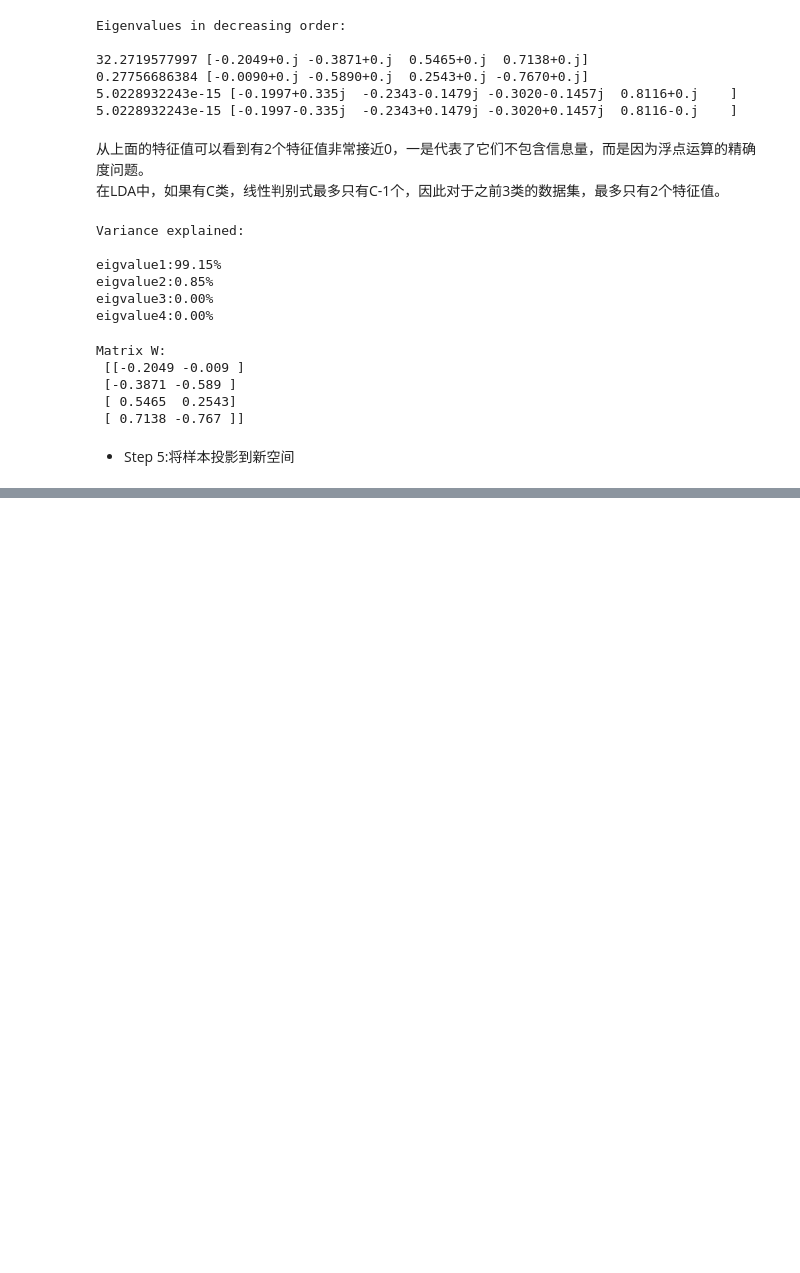
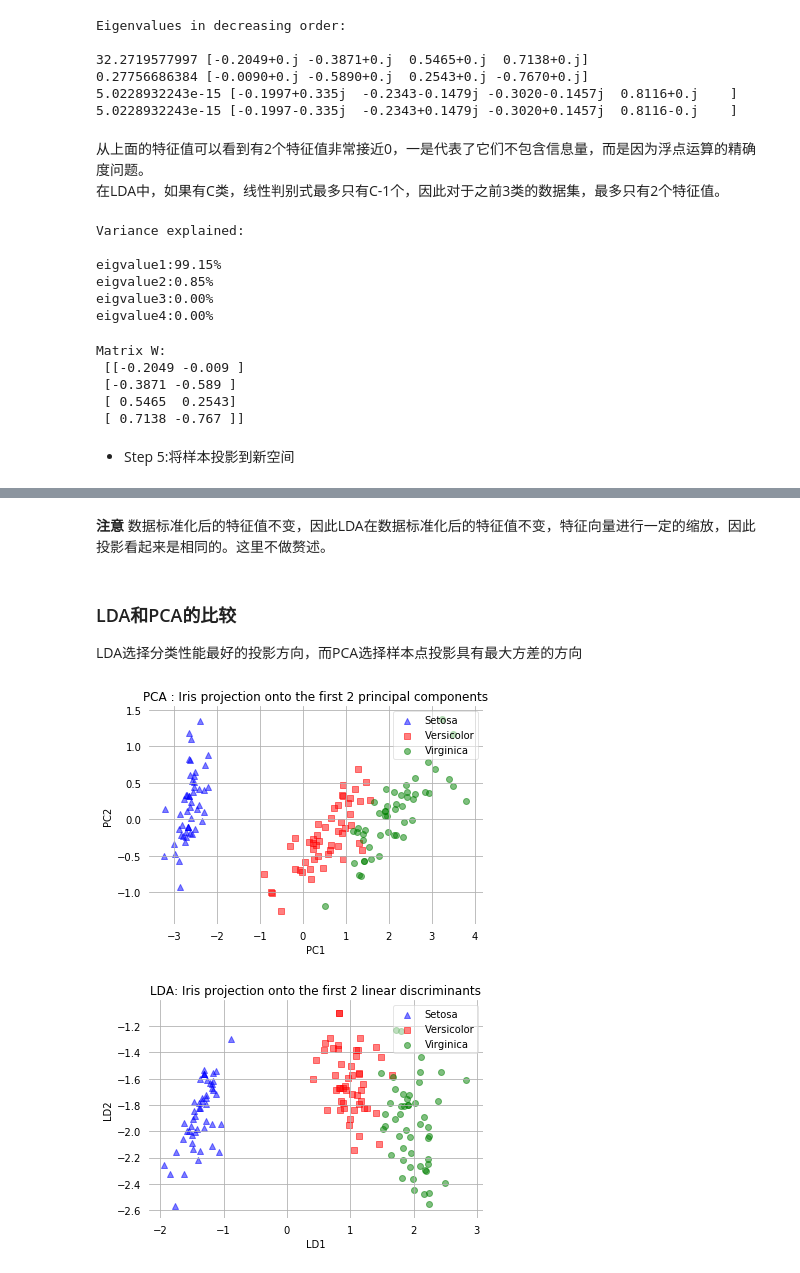
Before and after one commit to sshhan/practice, a Jupyter notebook: LDA_in_Action.ipynb, the cells around one changed output, grey strips where cells are left out. Drawn from its saved outputs; the diff is of its cells as text; code cells hidden in the pictures; blank space fills up the shorter version.

```diff
--- a/LDA_in_Action.ipynb
+++ b/LDA_in_Action.ipynb
@@ -338,0 +460,55 @@ from matplotlib import pyplot as plt
+# %% [markdown]
+**注意**
+数据标准化后的特征值不变，因此LDA在数据标准化后的特征值不变，特征向量进行一定的缩放，因此投影看起来是相同的。这里不做赘述。
+# %% [markdown]
+### LDA和PCA的比较
+LDA选择分类性能最好的投影方向，而PCA选择样本点投影具有最大方差的方向
+# %%
+from sklearn.decomposition import PCA
+pca = PCA(n_components = 2)
+X_pca = pca.fit_transform(X)
+
+# 可视化
+def plot_pca():
+
+    ax = plt.subplot(111)
+
+    for label,marker,color in zip(
+        range(1,4),('^', 's', 'o'),('blue', 'red', 'green')):
+
+        plt.scatter(x=X_pca[:,0][y == label],
+                y=X_pca[:,1][y == label],
+                marker=marker,
+                color=color,
+                alpha=0.5,
+                label=label_dict[label]
+                )
+
+    plt.xlabel('PC1')
+    plt.ylabel('PC2')
+
+    leg = plt.legend(loc = 'upper right', fancybox = True)
+    leg.get_frame().set_alpha(0.5)
+
+    plt.title('PCA : Iris projection onto the first 2 principal components')
+
+    # hide axis ticks
+    plt.tick_params(axis = 'both', which = 'both', bottom = 'off',
+                   top = 'off',labelbottom = 'on', left = 'off',
+                   right = 'off', labelleft= 'on')
+    # remove axis spines
+    ax.spines['top'].set_visible(False)
+    ax.spines['right'].set_visible(False)
+    ax.spines['bottom'].set_visible(False)
+    ax.spines['left'].set_visible(False)
+
+
+    plt.grid()
+    plt.tight_layout
+    plt.show()
+
+plot_pca()
+plot_step_lda()
+# %% [output]
+[figure, added]
+[figure, added]
```
Also changed, not shown: parts of 17 cells of this notebook.
